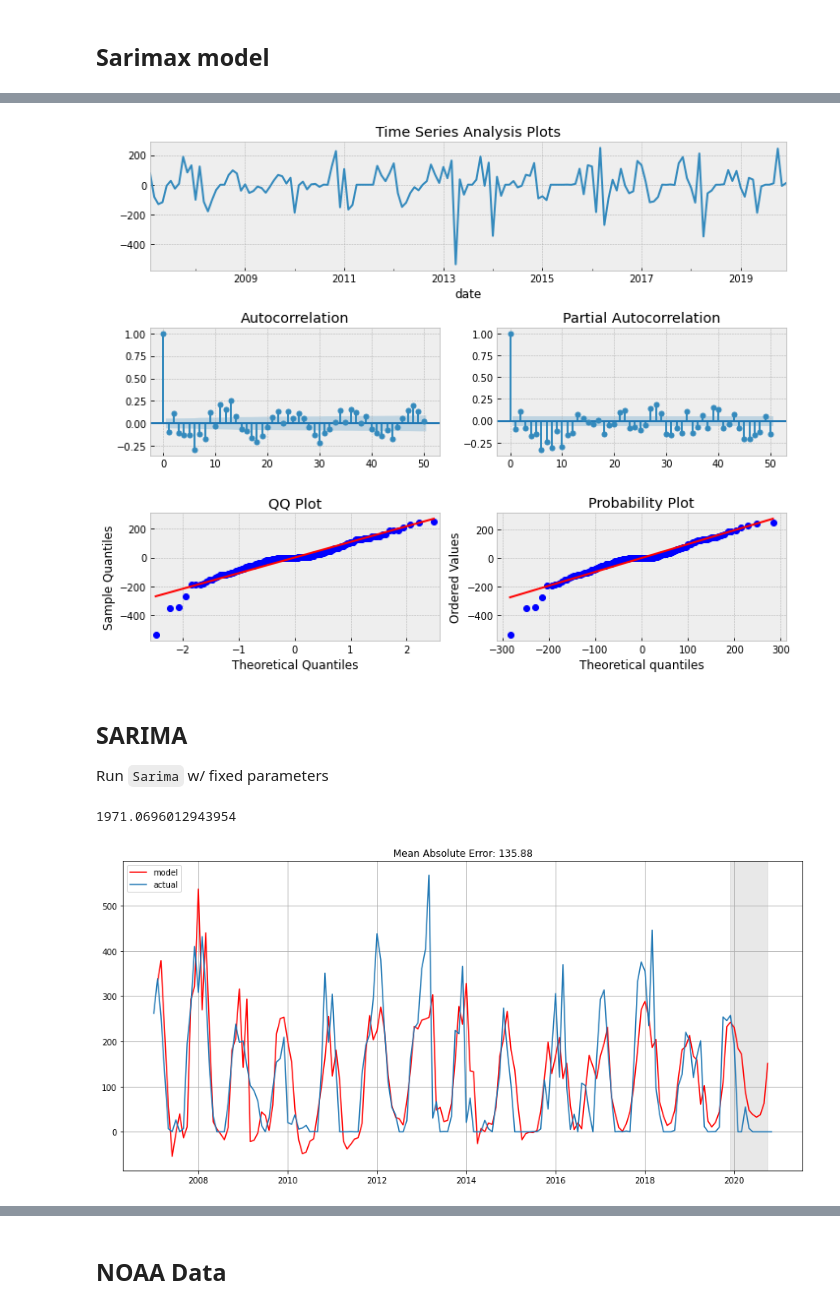
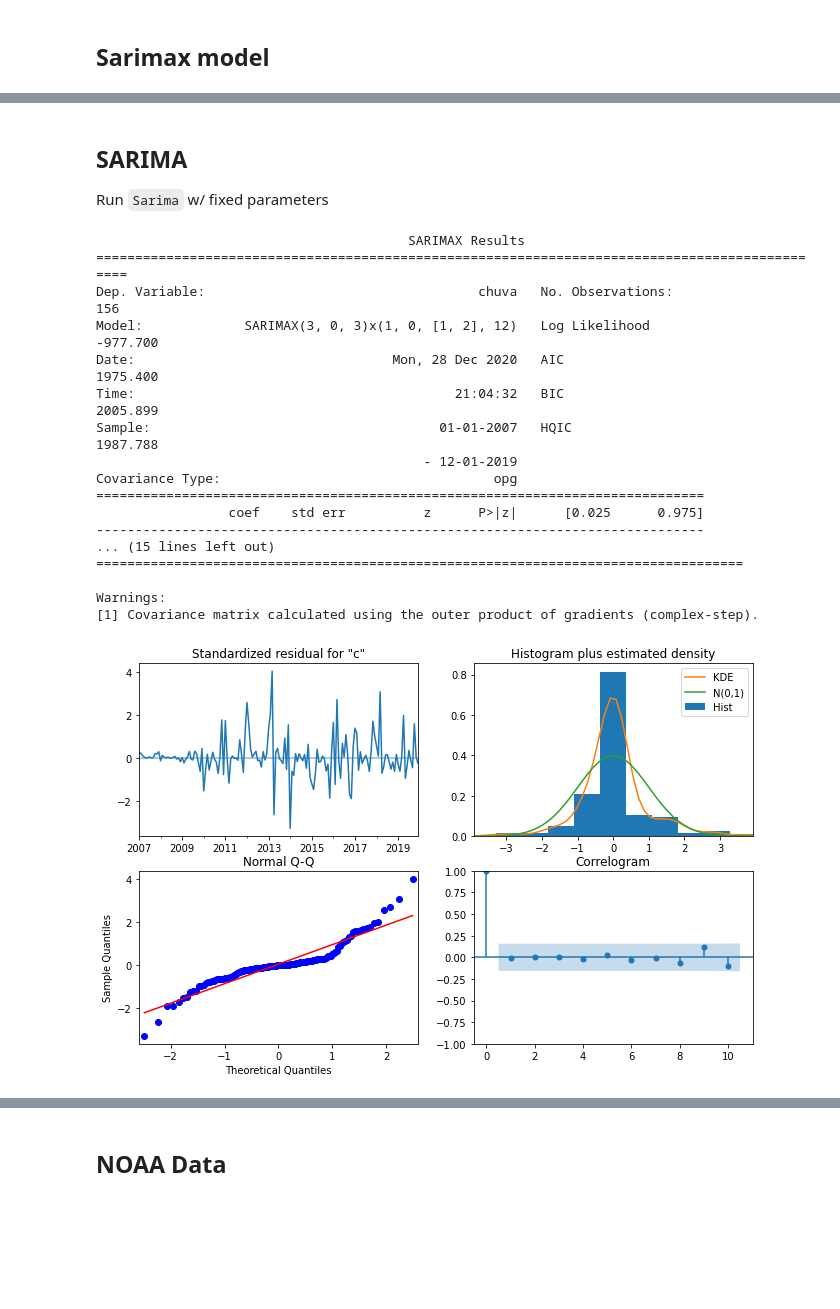
Before and after one commit to bragarods/agro, a Jupyter notebook: notebooks/ts_exploratory.ipynb, the cells around one changed output, grey strips where cells are left out. Cells and saved outputs as stored; diff of their text form; code cells hidden in the pictures; blank space fills up the shorter version.

```diff
--- a/notebooks/ts_exploratory.ipynb
+++ b/notebooks/ts_exploratory.ipynb
@@ -208,43 +217,46 @@ tsplot(sinop.chuva, lags=28)
-# %%
-tsplot(dtrain, lags=50)
-# %% [output]
-[figure, removed]
 # %% [markdown]
 ## SARIMA
 
 Run `Sarima` w/ fixed parameters
 # %%
+warnings.filterwarnings('ignore')
+
 # parameters
 
 def run_sarima(serie, p,d,q,P,D,Q,s):
 
-    model = sm.tsa.statespace.SARIMAX(train.chuva, order=(p, d, q),
-                                                seasonal_order=(P, D, Q, s)).fit(disp=-1)
+    model = sm.tsa.statespace.SARIMAX(train, order=(p, d, q),
+                                                   seasonal_order=(P, D, Q, s),
+                                                   simple_differencing=False,
+                                                   initialization='approximate_diffuse').fit(disp=False)
 
-    aic = model.aic
+    print(model.summary())
 
-    return model, aic
+    return model
 
-#model_1 = run_sarima(train.chuva, 1,0,1,1,0,1,12)
-#model_2 = run_sarima(train.chuva, 4,0,4,2,0,1,12)
-#model_3 = run_sarima(train.chuva, 4,0,4,2,0,2,12)
-#model_4 = run_sarima(train.chuva, 1,0,2,2,0,2,12)
+model = run_sarima(train, 3,0,3,1,0,2,12)
+
+model.plot_diagnostics()
+plt.show()
+# %% [output]
+                                        SARIMAX Results
+===============================================================================================
+Dep. Variable:                                   chuva   No. Observations:                  156
+Model:             SARIMAX(3, 0, 3)x(1, 0, [1, 2], 12)   Log Likelihood                -977.700
+Date:                                 Mon, 28 Dec 2020   AIC                           1975.400
+Time:                                         21:04:32   BIC                           2005.899
+Sample:                                     01-01-2007   HQIC                          1987.788
+                                          - 12-01-2019
+Covariance Type:                                   opg
+==============================================================================
+                 coef    std err          z      P>|z|      [0.025      0.975]
+------------------------------------------------------------------------------
+... (15 lines left out)
+===================================================================================
+
+Warnings:
+[1] Covariance matrix calculated using the outer product of gradients (complex-step).
+[figure, added]
-# %%
-def run_sarima_diff(serie, p,d,q,P,D,Q,s):
-
-    model = sm.tsa.statespace.SARIMAX(train.chuva, order=(p, d, q),
-                                                   seasonal_order=(P, D, Q, s),
-                                                   initialization='approximate_diffuse').fit(disp=-1)
-
-    aic = model.aic
-
-    print(aic)
-
-    return model, aic
-
-model_5 = run_sarima_diff(pd.DataFrame(dtrain), 1,1,2,2,0,2,12)
-# %% [output]
-1971.0696012943954
 # %%
 d = 0
 
@@ -283,10 +300,2 @@ def plotSARIMA(series, model, n_steps):
 
     return forecast
-# %%
-#forecast_1 = plotSARIMA(pd.DataFrame(train.chuva), model_1[0], 10)
-#forecast_2 = plotSARIMA(pd.DataFrame(train.chuva), model_2[0], 10)
-#forecast_3 = plotSARIMA(pd.DataFrame(train.chuva), model_3[0], 10)
-#forecast_4 = plotSARIMA(pd.DataFrame(train.chuva), model_4[0], 10)
-forecast_5 = plotSARIMA(pd.DataFrame(dtrain), model_5[0], 10)
-# %% [output]
-[figure, removed]
```
Also changed, not shown: parts of 28 cells of this notebook, 3 other files.
